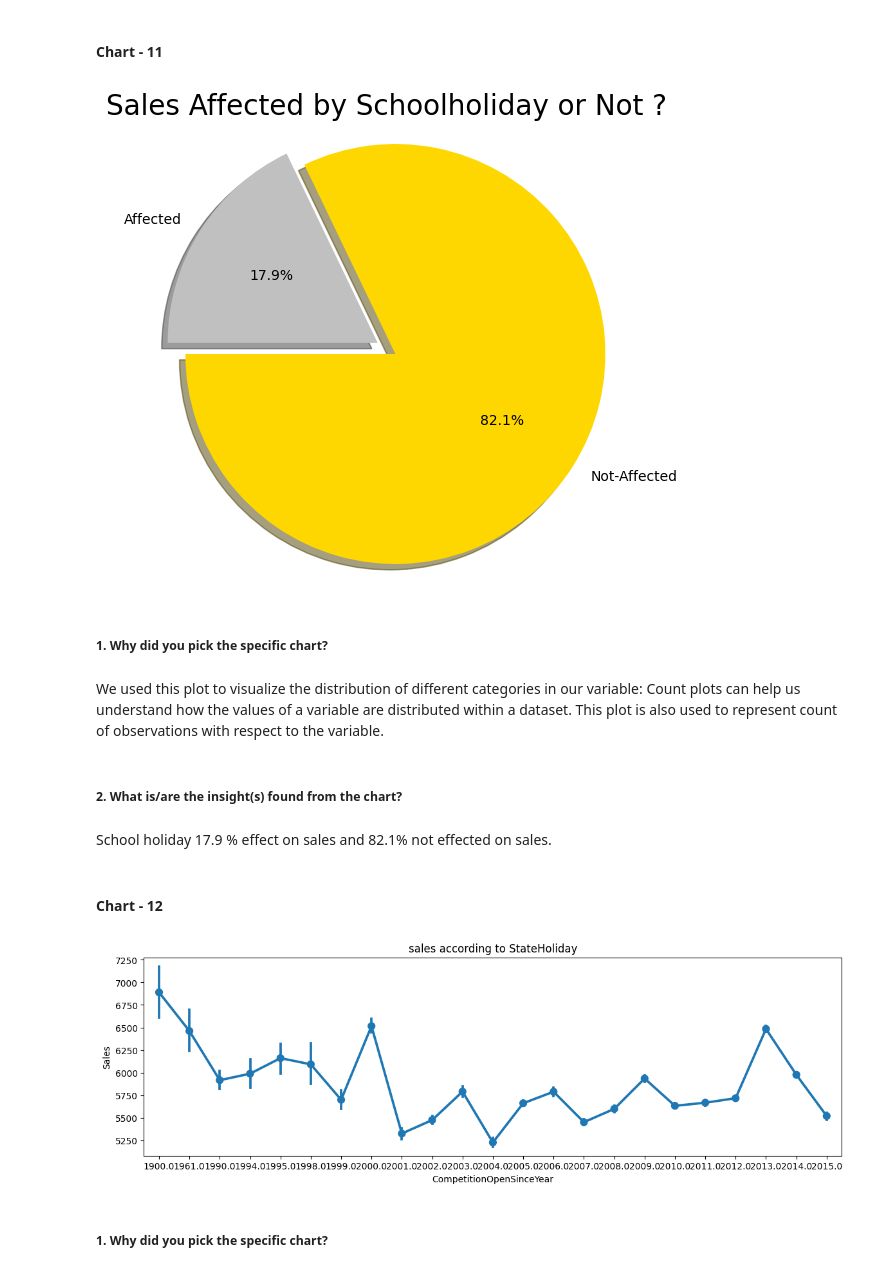
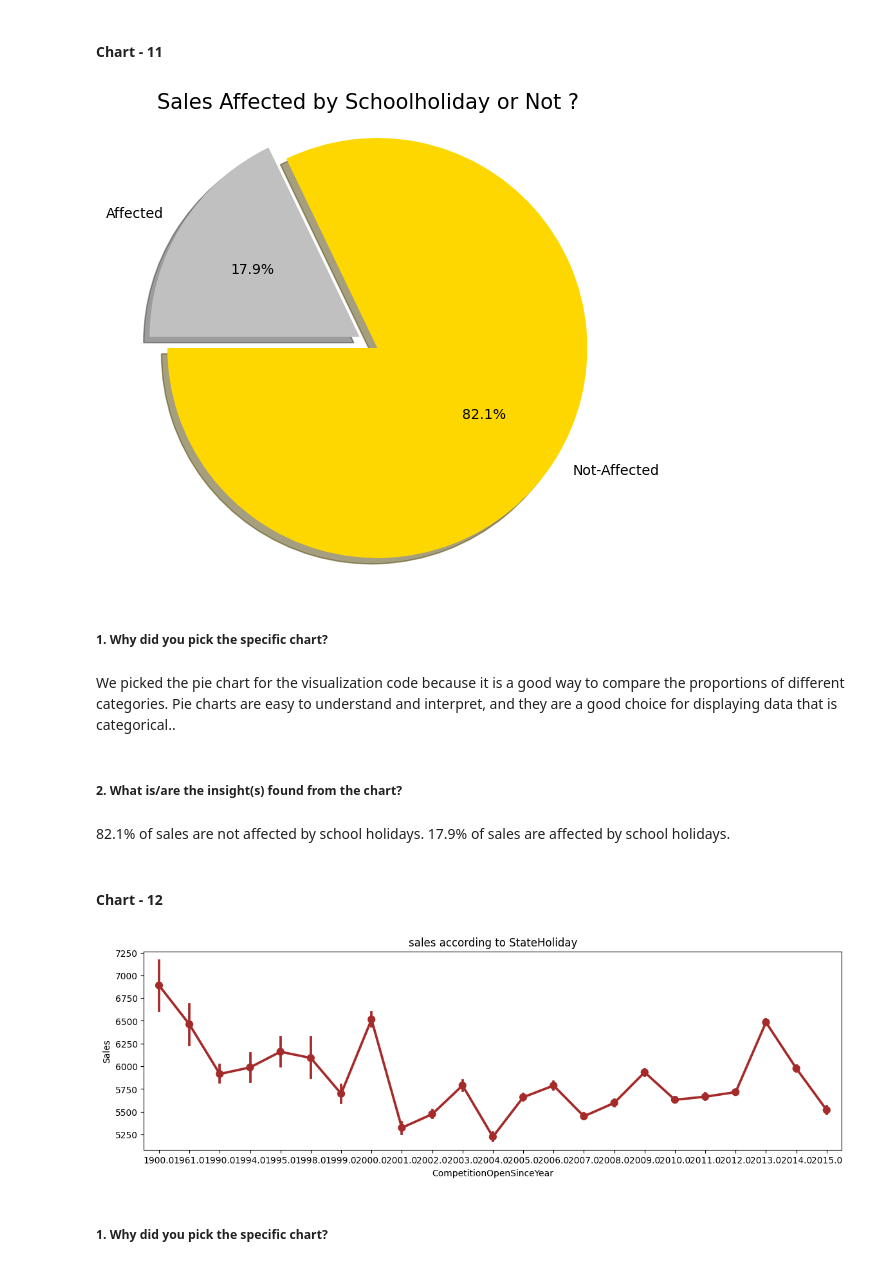
Before and after one commit to poojayadao12/Retail-Sales-Prediction-Project, a Jupyter notebook: Final_Retail_Sales_Prediction_Project_Supervised_Learning.ipynb, the cells around one changed output. Cells and saved outputs as stored; diff of their text form; code cells hidden in the pictures.

```diff
--- a/Final_Retail_Sales_Prediction_Project_Supervised_Learning.ipynb
+++ b/Final_Retail_Sales_Prediction_Project_Supervised_Learning.ipynb
@@ -773,36 +790,37 @@ According to our graph customers and sales are highly correlated with each other
 # %%
 labels = 'Not-Affected' , 'Affected'
 sizes = df.SchoolHoliday.value_counts()
 colors = ['gold', 'silver']
 explode = (0.1, 0.0)
 plt.pie(sizes, explode=explode, labels=labels, colors=colors,
         autopct='%1.1f%%', shadow=True, startangle=180)
 plt.axis('equal')
-plt.title("Sales Affected by Schoolholiday or Not ?",fontsize=20)
+plt.title("Sales Affected by Schoolholiday or Not ?",fontsize=15)
 plt.plot()
 fig=plt.gcf()
 fig.set_size_inches(6,6)
 plt.show()
 # %% [output]
-[figure, old version]
+[figure, new version]
 # %% [markdown]
 ##### 1. Why did you pick the specific chart?
-# %% [markdown]
-We used this plot to visualize the distribution of different categories in our variable: Count plots can help us understand how the values of a variable are distributed within a dataset. This plot is also used to represent count of observations with respect to the variable.
+# %% [markdown]
+We picked the pie chart for the visualization code because it is a good way to compare the proportions of different categories. Pie charts are easy to understand and interpret, and they are a good choice for displaying data that is categorical..
 # %% [markdown]
 ##### 2. What is/are the insight(s) found from the chart?
-# %% [markdown]
-School holiday 17.9 % effect on sales and 82.1% not effected on sales.
+# %% [markdown]
+82.1% of sales are not affected by school holidays.
+17.9% of sales are affected by school holidays.
 # %% [markdown]
 #### Chart - 12
 # %%
 # Chart - 12 visualization code
 # %%
 fig,ax=plt.subplots(figsize=(14,4))
-sns.pointplot(data=df , x='CompetitionOpenSinceYear' , y = 'Sales' , ax=ax)
+sns.pointplot(data=df , x='CompetitionOpenSinceYear' , y = 'Sales' , ax=ax, color='brown')
 ax.set(title = 'sales according to StateHoliday')
 plt.show()
 # %% [output]
-[figure, old version]
+[figure, new version]
 # %% [markdown]
 ##### 1. Why did you pick the specific chart?
```
Also changed, not shown: parts of 94 cells of this notebook.
